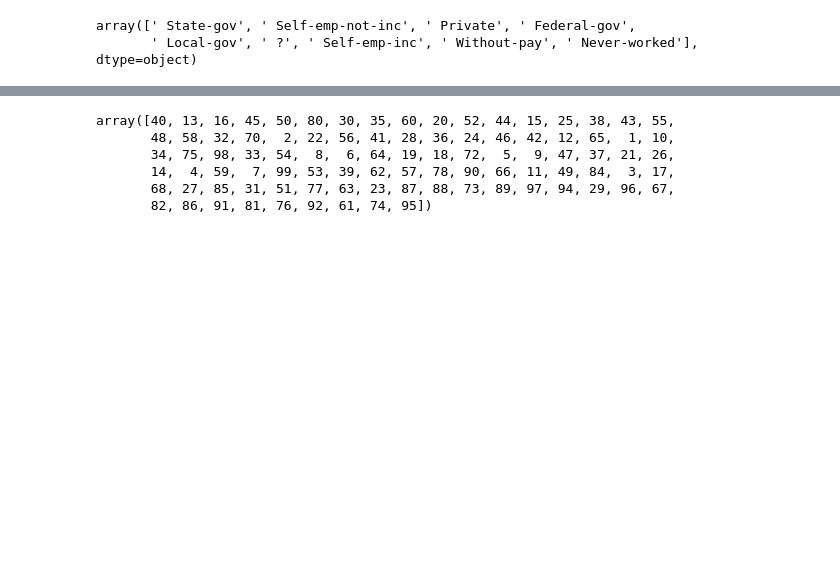
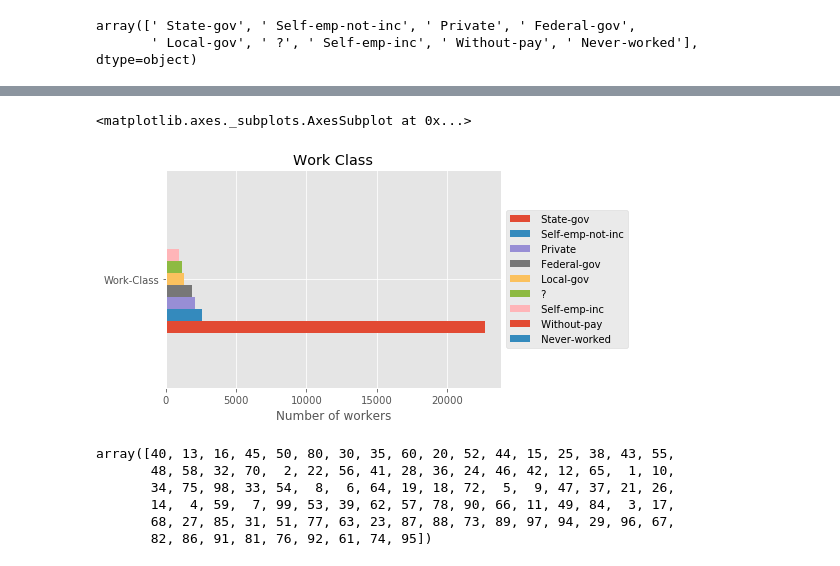
Before and after one commit to smitdalt/machine-learning, a Jupyter notebook: notebooks/Clustering.ipynb, the cells around one changed output, grey strips where cells are left out. Cells and saved outputs as stored; diff of their text form; code cells hidden in the pictures; blank space fills up the shorter version.

```diff
--- a/notebooks/Clustering.ipynb
+++ b/notebooks/Clustering.ipynb
@@ -259,3 +285,16 @@ array([' State-gov', ' Self-emp-not-inc', ' Private', ' Federal-gov',
+# %%
+import matplotlib
+import matplotlib.pyplot as plt
+matplotlib.style.use('ggplot')
+
+# horizontal bar plot
+plt=result.plot.barh(title="Work Class")
+plt.set_xlabel("Number of workers")
+plt.legend(loc='center left', bbox_to_anchor=(1, 0.5))
+plt
+# %% [output]
+<matplotlib.axes._subplots.AxesSubplot at 0x...>
+[figure, added]
 # %%
 adult["Hours-per-week"].unique()
 # %% [output]
```
Also changed, not shown: parts of 18 cells of this notebook.
